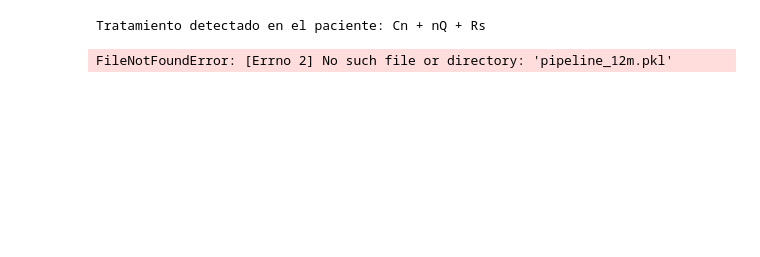
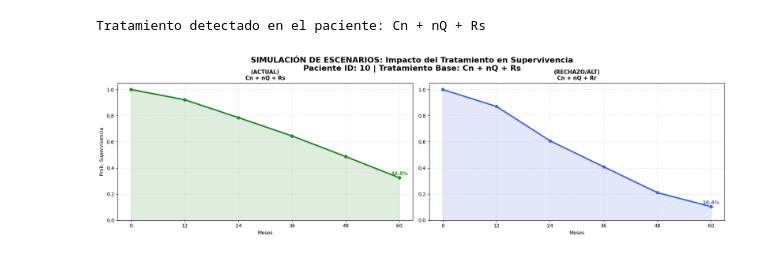
Before and after one commit to carlos-villa-restrepo/lung-cancer-prediction-xgboost, a Jupyter notebook: notebooks/MODELO_XGB.ipynb, the cells around one changed output. Saved outputs shown, nothing was run; the diff lists cells and outputs as text; code cells hidden in the pictures; blank space fills up the shorter version.

```diff
--- a/notebooks/MODELO_XGB.ipynb
+++ b/notebooks/MODELO_XGB.ipynb
@@ -182,7 +170,7 @@ Tratamiento detectado en el paciente: Cn + nQ + Rs
 # %%
 # CARGAR MODELOS
 # Asegura de que los archivos .pkl existan en la ruta
-modelos = {m: joblib.load(f'pipeline_{m}m.pkl') for m in cortes_modelos}
+modelos = {m: joblib.load(f'../webapp/model/pipeline_{m}m.pkl') for m in cortes_modelos}
 
 # PREPARAR  LA LISTA DE TRATAMIENTOS A GRAFICAR
 lista_a_graficar = mapeo_rechazo.get(trat_actual, [trat_actual])
@@ -223,31 +211,31 @@ for i, trat in enumerate(lista_a_graficar):
     # Color verde para el actual, azul para comparativas
     color_pila = 'forestgreen' if trat == trat_actual else 'royalblue'
 
     ax.plot(cortes_grafico, supervivencia, marker='o', linewidth=3, color=color_pila, label='Supervivencia')
     ax.fill_between(cortes_grafico, supervivencia, color=color_pila, alpha=0.15)
 
     # Personalización de cada gráfico
     status = "(ACTUAL)" if trat == trat_actual else "(RECHAZO/ALT)"
     ax.set_title(f"{status}\n{trat}", fontsize=11, fontweight='bold')
     ax.set_xticks(cortes_grafico)
     ax.set_ylim(0, 1.05)
     ax.grid(True, linestyle=':', alpha=0.6)
 
     # Añade porcentaje final a los 60 meses para lectura rápida
     ax.text(60, supervivencia[-1] + 0.02, f"{supervivencia[-1]*100:.1f}%",
             ha='center', fontweight='bold', color=color_pila)
 
     if i >= (filas - 1) * cols: ax.set_xlabel("Meses")
     if i % cols == 0: ax.set_ylabel("Prob. Supervivencia")
 
 # Oculta ejes sobrantes si el número de gráficos no llena la cuadrícula
 for j in range(i + 1, len(axes)):
     axes[j].axis('off')
 
 # ESTÉTICA FINAL
 plt.tight_layout()
 plt.suptitle(f"SIMULACIÓN DE ESCENARIOS: Impacto del Tratamiento en Supervivencia\nPaciente ID: {paciente_base.name} | Tratamiento Base: {trat_actual}",
              fontsize=16, y=1.05, fontweight='bold')
 plt.show()
 # %% [output]
-FileNotFoundError: [Errno 2] No such file or directory: 'pipeline_12m.pkl'
+[figure, added]
```
Also changed, not shown: parts of 1 cell of this notebook, 3 other files.
